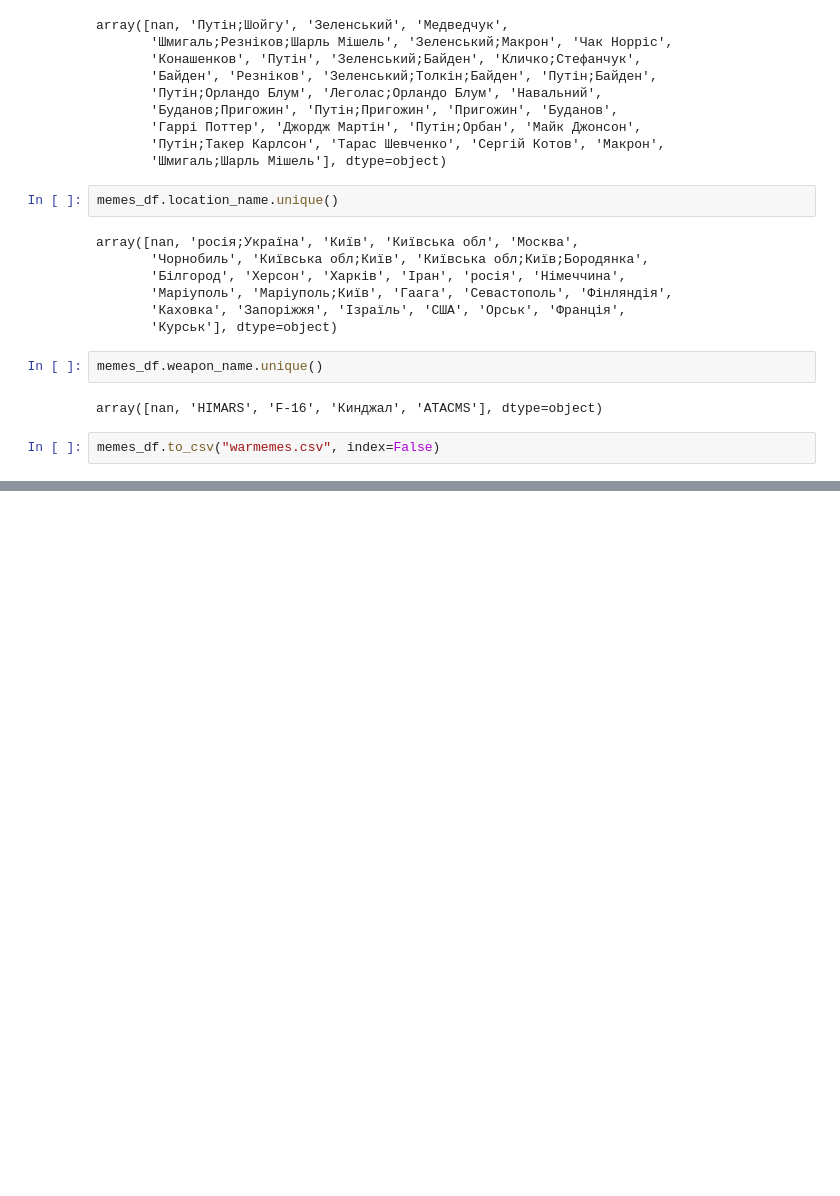
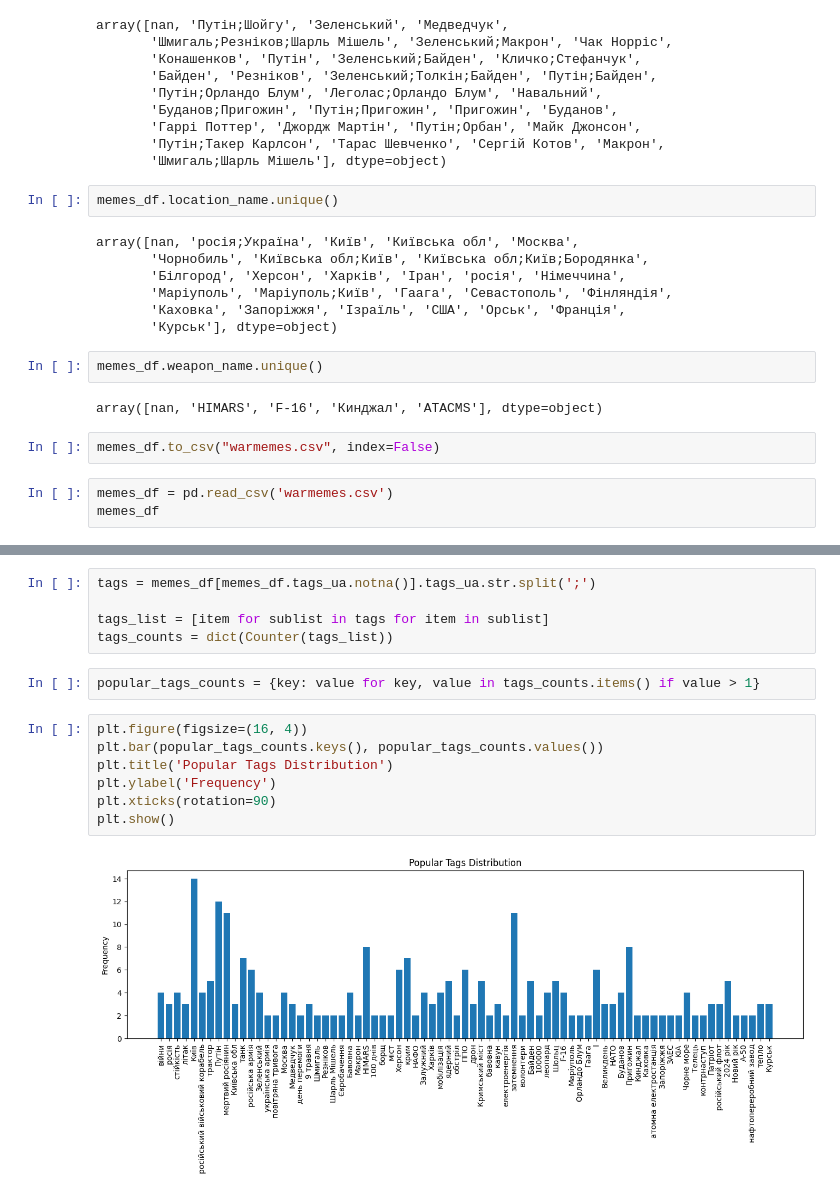
Before and after one commit to dbotuk/warmemes, a Jupyter notebook: warmemes_extension.ipynb, the cells around one changed output, grey strips where cells are left out. Drawn from its saved outputs; the diff is of its cells as text; blank space fills up the shorter version.

```diff
--- a/warmemes_extension.ipynb
+++ b/warmemes_extension.ipynb
@@ -394,3 +394,6 @@ memes_df.weapon_name.unique()
 array([nan, 'HIMARS', 'F-16', 'Кинджал', 'ATACMS'], dtype=object)
 # %%
 memes_df.to_csv("warmemes.csv", index=False)
+# %%
+memes_df = pd.read_csv('warmemes.csv')
+memes_df
@@ -396,0 +414,16 @@ memes_df.to_csv("warmemes.csv", index=False)
+# %%
+tags = memes_df[memes_df.tags_ua.notna()].tags_ua.str.split(';')
+
+tags_list = [item for sublist in tags for item in sublist]
+tags_counts = dict(Counter(tags_list))
+# %%
+popular_tags_counts = {key: value for key, value in tags_counts.items() if value > 1}
+# %%
+plt.figure(figsize=(16, 4))
+plt.bar(popular_tags_counts.keys(), popular_tags_counts.values())
+plt.title('Popular Tags Distribution')
+plt.ylabel('Frequency')
+plt.xticks(rotation=90)
+plt.show()
+# %% [output]
+[figure, added]
```
Also changed, not shown: parts of 5 cells of this notebook, 3 other files.
